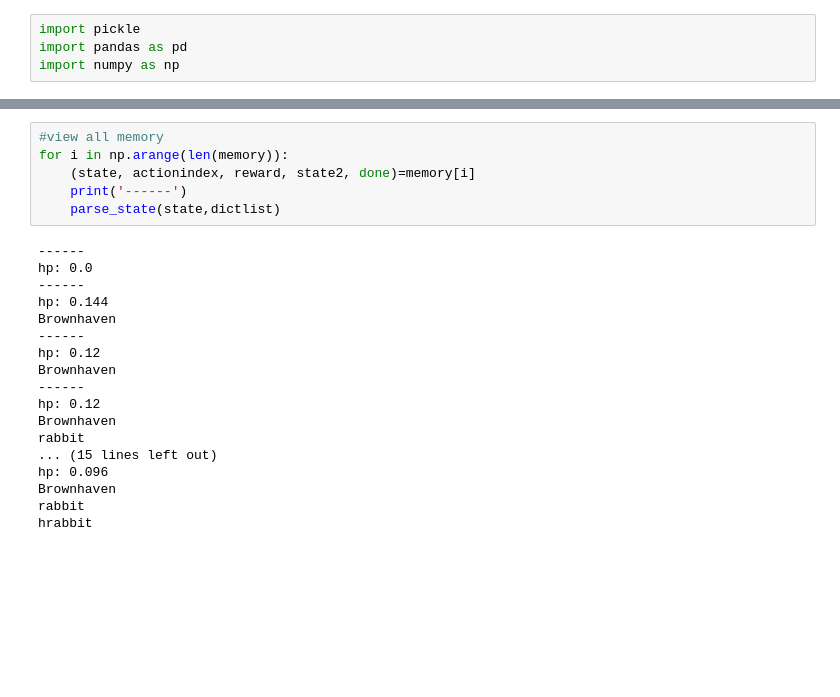
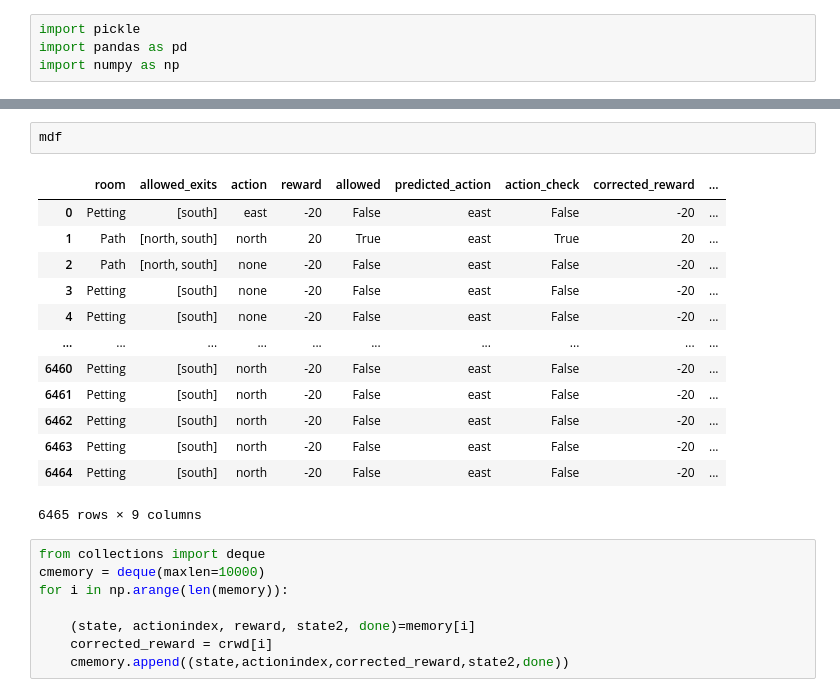
Before and after one commit to adrad/adrad.github.io, a Jupyter notebook: robot/memoryviewer.ipynb, the cells around one changed output, grey strips where cells are left out. Drawn from its saved outputs; the diff is of its cells as text; blank space fills up the shorter version.

```diff
--- a/robot/memoryviewer.ipynb
+++ b/robot/memoryviewer.ipynb
@@ -38,24 +385,24 @@ def parse_state(state,statedictlist):
+# %%
+mdf
+# %% [output]
+|  | room | allowed_exits | action | reward | allowed | predicted_action | action_check | corrected_reward | ... |
+| 0 | Petting | [south] | east | -20 | False | east | False | -20 | ... |
+| 1 | Path | [north, south] | north | 20 | True | east | True | 20 | ... |
+| 2 | Path | [north, south] | none | -20 | False | east | False | -20 | ... |
+| 3 | Petting | [south] | none | -20 | False | east | False | -20 | ... |
+| 4 | Petting | [south] | none | -20 | False | east | False | -20 | ... |
+| ... | ... | ... | ... | ... | ... | ... | ... | ... | ... |
+| 6460 | Petting | [south] | north | -20 | False | east | False | -20 | ... |
+| 6461 | Petting | [south] | north | -20 | False | east | False | -20 | ... |
+| 6462 | Petting | [south] | north | -20 | False | east | False | -20 | ... |
+| 6463 | Petting | [south] | north | -20 | False | east | False | -20 | ... |
+| 6464 | Petting | [south] | north | -20 | False | east | False | -20 | ... |
+6465 rows × 9 columns
 # %%
-#view all memory
+from collections import deque
+cmemory = deque(maxlen=10000)
 for i in np.arange(len(memory)):
+
     (state, actionindex, reward, state2, done)=memory[i]
-    print('------')
-    parse_state(state,dictlist)
+    corrected_reward = crwd[i]
+    cmemory.append((state,actionindex,corrected_reward,state2,done))
-# %% [output]
-------
-hp: 0.0
-------
-hp: 0.144
-Brownhaven
-------
-hp: 0.12
-Brownhaven
-------
-hp: 0.12
-Brownhaven
-rabbit
-... (15 lines left out)
-hp: 0.096
-Brownhaven
-rabbit
-hrabbit
```
Also changed, not shown: parts of 73 cells of this notebook, 33 other files.
